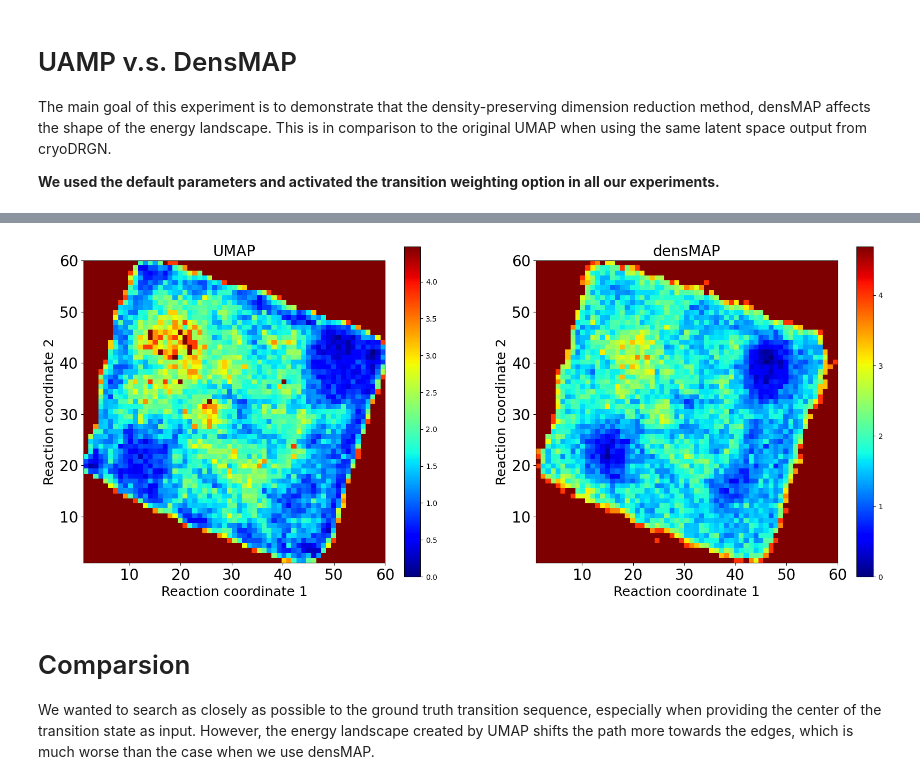
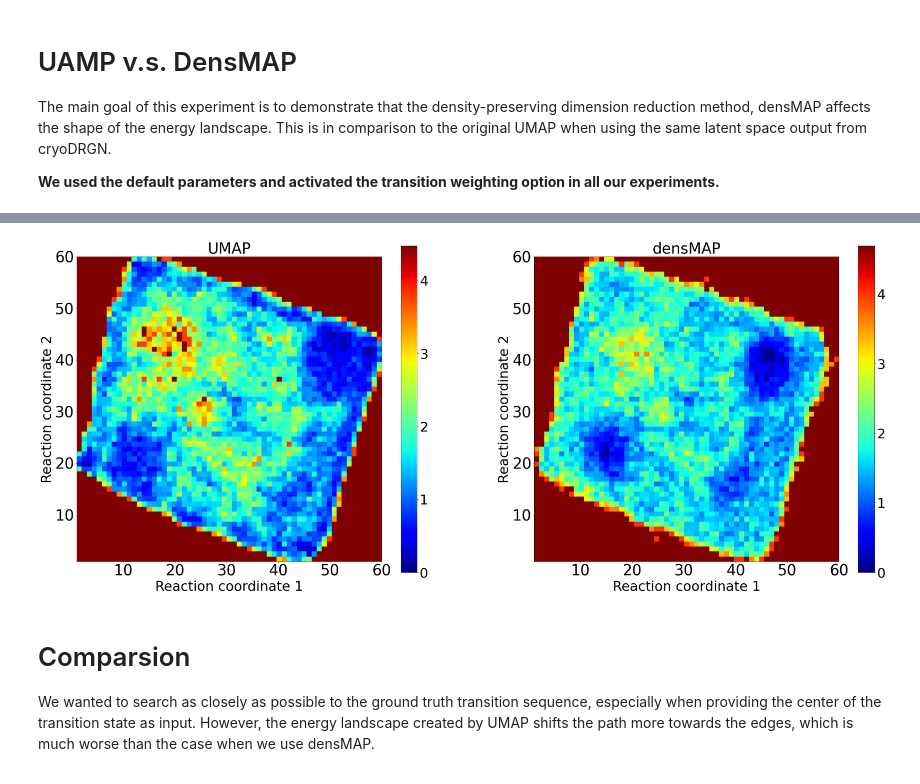
Before and after one commit to tengyulin/energy_aware_pathfinding, a Jupyter notebook: supplementary/UMAP_vs_densMAP/UMAP_vs_densMAP.ipynb, the cells around one changed output, grey strips where cells are left out. Drawn from its saved outputs; the diff is of its cells as text; code cells hidden in the pictures.

```diff
--- a/supplementary/UMAP_vs_densMAP/UMAP_vs_densMAP.ipynb
+++ b/supplementary/UMAP_vs_densMAP/UMAP_vs_densMAP.ipynb
@@ -187,26 +187,30 @@ plt.show()
 # %%
 umap_eng = free_energy(umap_emb, n_states=60)
 dens_eng = free_energy(dens_emb, n_states=60)
 
-fig, axs = plt.subplots(1, 2, figsize=(20, 8))
+fig, axs = plt.subplots(1, 2, figsize=(40, 16))
 # UMAP
 im0 = axs[0].imshow(umap_eng, origin='lower', extent=[1,60,1,60], cmap='jet')
-fig.colorbar(im0, ax=axs[0])
-axs[0].tick_params(axis='both', which='major', labelsize=20)
-axs[0].set_title('UMAP', fontsize=20)
-axs[0].set_xlabel('Reaction coordinate 1', fontsize=18)
-axs[0].set_ylabel('Reaction coordinate 2', fontsize=18)
+cbar = fig.colorbar(im0, ax=axs[0])
+cbar.ax.set_yticks([0,1,2,3,4])
+cbar.ax.set_yticklabels(['0', '1', '2', '3', '4'], fontsize=36)
+axs[0].tick_params(axis='both', which='major', labelsize=40)
+axs[0].set_title('UMAP', fontsize=40)
+axs[0].set_xlabel('Reaction coordinate 1', fontsize=36)
+axs[0].set_ylabel('Reaction coordinate 2', fontsize=36)
 # densMAP
 im1 = axs[1].imshow(dens_eng, origin='lower', extent=[1,60,1,60], cmap='jet')
-fig.colorbar(im1, ax=axs[1])
-axs[1].tick_params(axis='both', which='major', labelsize=20)
-axs[1].set_title('densMAP', fontsize=20)
-axs[1].set_xlabel('Reaction coordinate 1', fontsize=18)
-axs[1].set_ylabel('Reaction coordinate 2', fontsize=18)
+cbar = fig.colorbar(im1, ax=axs[1])
+cbar.ax.set_yticks([0,1,2,3,4])
+cbar.ax.set_yticklabels(['0', '1', '2', '3', '4'], fontsize=36)
+axs[1].tick_params(axis='both', which='major', labelsize=40)
+axs[1].set_title('densMAP', fontsize=40)
+axs[1].set_xlabel('Reaction coordinate 1', fontsize=36)
+axs[1].set_ylabel('Reaction coordinate 2', fontsize=36)
 
 plt.show()
 # %% [output]
-[figure, old version]
+[figure, new version]
 # %% [markdown]
 # Comparsion
 We wanted to search as closely as possible to the ground truth transition sequence, especially when providing the center of the transition state as input.  However, the energy landscape created by UMAP shifts the path more towards the edges, which is much worse than the case when we use densMAP.
```
Also changed, not shown: parts of 2 cells of this notebook, 2 other files.
